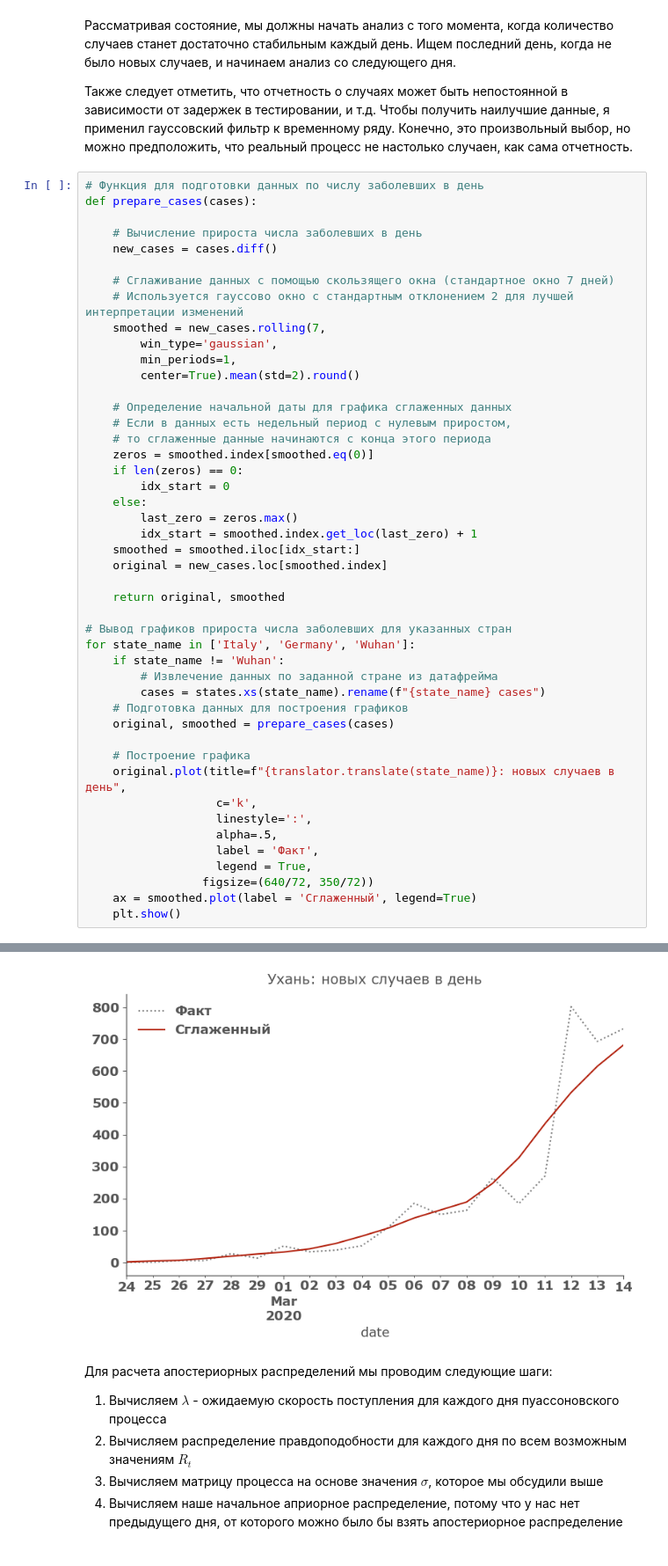
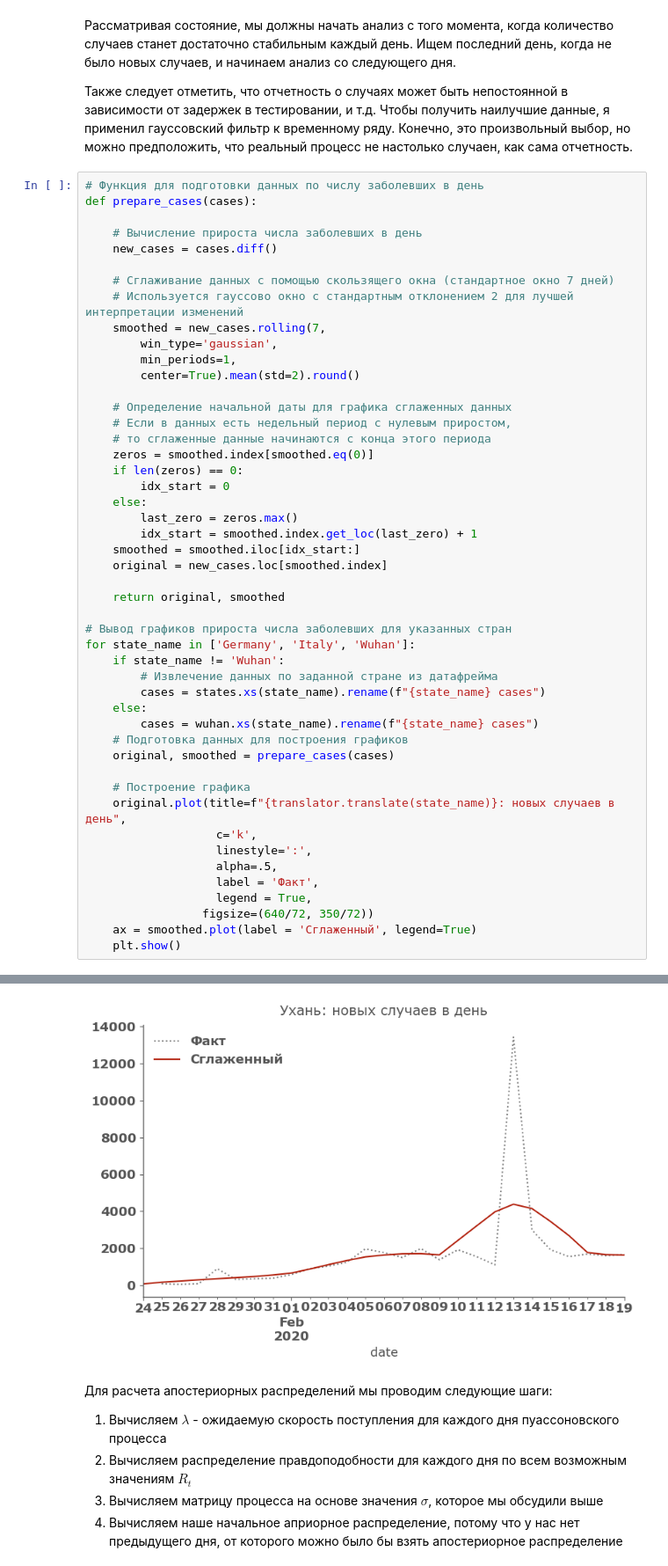
Before and after one commit to PERFECTHEART/covid_dynamics_analysis, a Jupyter notebook: covid_analysis.ipynb, the cells around one changed output, grey strips where cells are left out. Shown at 88% size. Drawn from its saved outputs; the diff is of its cells as text.

```diff
--- a/covid_analysis.ipynb
+++ b/covid_analysis.ipynb
@@ -260,10 +260,12 @@ def prepare_cases(cases):
     return original, smoothed
 
 # Вывод графиков прироста числа заболевших для указанных стран
-for state_name in ['Italy', 'Germany', 'Wuhan']:
+for state_name in ['Germany', 'Italy', 'Wuhan']:
     if state_name != 'Wuhan':
         # Извлечение данных по заданной стране из датафрейма
         cases = states.xs(state_name).rename(f"{state_name} cases")
+    else:
+        cases = wuhan.xs(state_name).rename(f"{state_name} cases")
     # Подготовка данных для построения графиков
     original, smoothed = prepare_cases(cases)
 
@@ -283,4 +285,4 @@ for state_name in ['Italy', 'Germany', 'Wuhan']:
-[figure, old version]
+[figure, new version]
 # %% [markdown]
 Для расчета апостериорных распределений мы проводим следующие шаги:
 1. Вычисляем $\lambda$ - ожидаемую скорость поступления для каждого дня пуассоновского процесса
```
Also changed, not shown: parts of 5 cells of this notebook.
